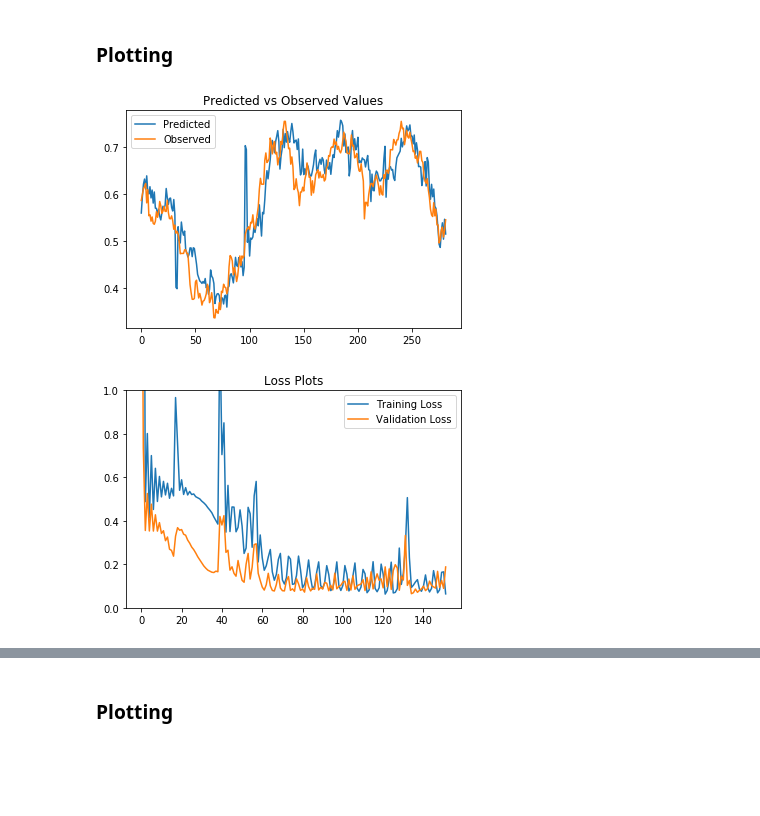
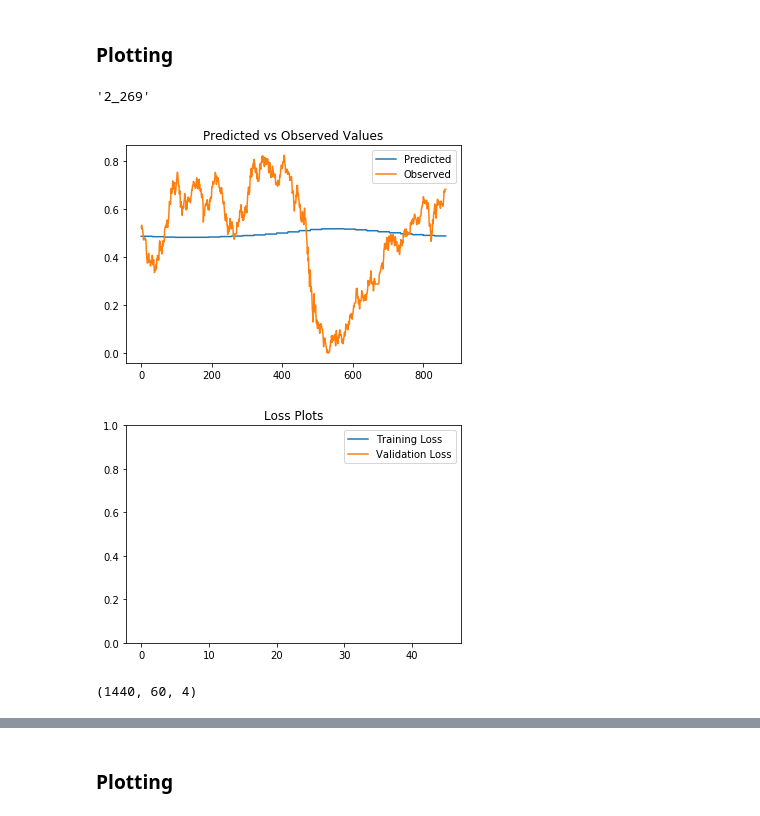
Before and after one commit to msc-acse/acse-9-independent-research-project-OliverJBoom, a Jupyter notebook: Src/LSTM.ipynb, the cells around one changed output, grey strips where cells are left out. Saved outputs shown, nothing was run; the diff lists cells and outputs as text; code cells hidden in the pictures; blank space fills up the shorter version.

```diff
--- a/Src/LSTM.ipynb
+++ b/Src/LSTM.ipynb
@@ -184,3 +196,8 @@ scaled_target = scaled_target[:500]
+# %%
+dataset_size = 1500
+
+scaled_data = scaled_data[:dataset_size, :]
+scaled_target = scaled_target[:dataset_size]
 # %%
 print(scaled_data.shape)
 print(scaled_target.shape)
@@ -193,2 +210,13 @@ print(scaled_target.shape)
 # %% [markdown]
 ### PCA
+# %%
+thresh = 0.95
+
+for n_dim in range(1, 11):
+    pca = PCA(n_components=n_dim)
+    pca.fit(scaled_data)
+
+    if sum(pca.explained_variance_ratio_) > thresh:
+        print("Number of dimensions:", n_dim,
+             sum(pca.explained_variance_ratio_))
+    else: print("No", sum(pca.explained_variance_ratio_))
@@ -197,7 +236,8 @@ print(scaled_target.shape)
 # amount of variance
 # n_dim = dimension_selector(df_X, thresh=0.98)
 # df_X = dimension_reduce(df_X, n_dim)
-print(data_X.shape)
-pca = PCA(n_components=2)
-pca.fit_transform(data_X)
+# print(scaled_data.shape)
+pca = PCA(n_components=4)
+scaled_data = pca.fit_transform(scaled_data)
+print(sum(pca.explained_variance_ratio_), pca.explained_variance_ratio_)
 # %% [output]
@@ -207,7 +246,7 @@ ValueError: ignored
 ### Chunking Series into Windows
 # %%
 # The input size of each time series window
-series_length = 30
+series_length = 60
 
 # Creating a data structure which is slices of input size
 data_X = []
@@ -697,24 +734,37 @@ mod = model_load(path="Models/",
 # %% [markdown]
 ### Plotting
 # %%
-# learning.logs['Training Loss']
+# min(learning.logs['Training Loss'])
+min(learning.logs['Validation Loss'])
+# len(learning.logs['Training Loss'])
+# %% [output]
+'2_269'
 # %%
 predicted = learning.pred_list
 observed = learning.y_train.numpy()
 # %%
 plt.title("Predicted vs Observed Values")
 plt.plot(predicted, label="Predicted")
 plt.plot(observed, label="Observed")
 plt.legend()
 plt.show()
 
 plt.figure()
 plt.title("Loss Plots")
 plt.plot(learning.logs['Training Loss'], label="Training Loss")
 plt.plot(learning.logs['Validation Loss'], label="Validation Loss")
 plt.legend()
 plt.ylim((0,1))
+
+epoch_reached = len(learning.logs['Training Loss'])
+val_min = min(learning.logs['Validation Loss'])
+
+plt.savefig("LSTM:, ", val_min, epoch_reached)
 plt.show()
 # %% [output]
-[figure, old version]
+[figure, new version]
-[figure, old version]
+[figure, new version]
+# %%
+data_X.shape
+# %% [output]
+(1440, 60, 4)
```
Also changed, not shown: parts of 14 cells of this notebook, 1 other file.
